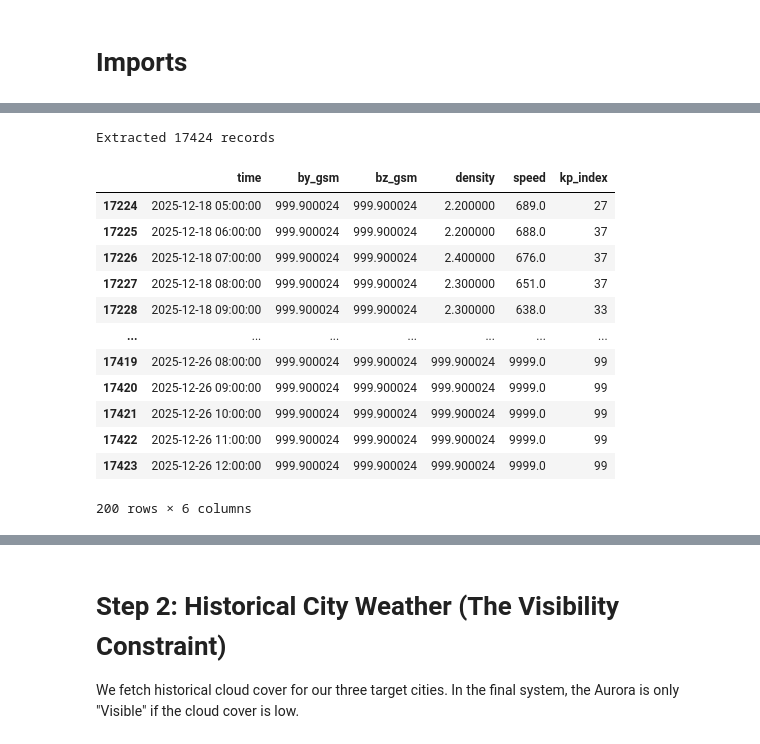
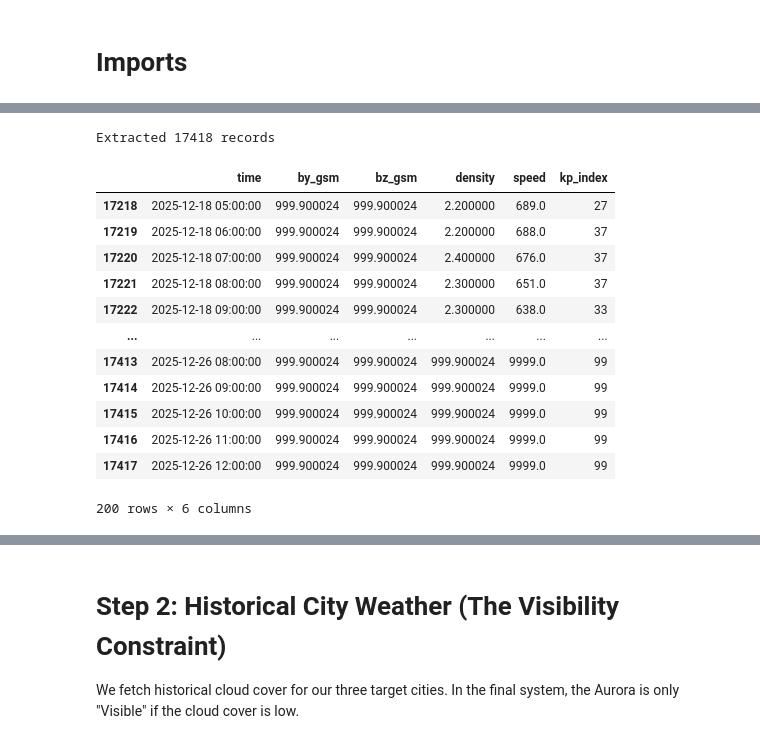
Before and after one commit to AlessandroBertelli/ID2223_Project, a Jupyter notebook: 1_aurora_feature_backfill.ipynb, the cells around one changed output, grey strips where cells are left out. Drawn from its saved outputs; the diff is of its cells as text; code cells hidden in the pictures.

```diff
--- a/1_aurora_feature_backfill.ipynb
+++ b/1_aurora_feature_backfill.ipynb
@@ -232,31 +110,31 @@ Proton_QI1800 = [0.0424 0.0455 0.0397 ... 9.9999 9.9999 9.9999]
 {'FIELDNAM': 'Proton Quasy Invariant QI', 'VALIDMIN': 0.0, 'VALIDMAX': 8.0, 'SCALEMIN': 0.0, 'SCALEMAX': 8.0, 'FORMAT': 'F7.4', 'FILLVAL': 9.9999, 'VAR_TYPE': 'data', 'CATDESC': 'Solar wind (magnetic  ...
 # %%
 # Extract needed information into a pd frame
-mart_ellah = pd.DataFrame({
+solar_wind_df = pd.DataFrame({
     'time': data['Epoch'],
     'by_gsm': data['BY_GSM1800'],
     'bz_gsm': data['BZ_GSM1800'],
     'density': data['N1800'],
     'speed': data['V1800'],
     'kp_index': data['KP1800']
 })
 
-print(f"Extracted {len(mart_ellah)} records")
-mart_ellah.tail(200)
+print(f"Extracted {len(solar_wind_df)} records")
+solar_wind_df.tail(200)
 # %% [output]
-Extracted 17424 records
+Extracted 17418 records
 |  | time | by_gsm | bz_gsm | density | speed | kp_index |
-| 17224 | 2025-12-18 05:00:00 | 999.900024 | 999.900024 | 2.200000 | 689.0 | 27 |
-| 17225 | 2025-12-18 06:00:00 | 999.900024 | 999.900024 | 2.200000 | 688.0 | 37 |
-| 17226 | 2025-12-18 07:00:00 | 999.900024 | 999.900024 | 2.400000 | 676.0 | 37 |
-| 17227 | 2025-12-18 08:00:00 | 999.900024 | 999.900024 | 2.300000 | 651.0 | 37 |
-| 17228 | 2025-12-18 09:00:00 | 999.900024 | 999.900024 | 2.300000 | 638.0 | 33 |
+| 17218 | 2025-12-18 05:00:00 | 999.900024 | 999.900024 | 2.200000 | 689.0 | 27 |
+| 17219 | 2025-12-18 06:00:00 | 999.900024 | 999.900024 | 2.200000 | 688.0 | 37 |
+| 17220 | 2025-12-18 07:00:00 | 999.900024 | 999.900024 | 2.400000 | 676.0 | 37 |
+| 17221 | 2025-12-18 08:00:00 | 999.900024 | 999.900024 | 2.300000 | 651.0 | 37 |
+| 17222 | 2025-12-18 09:00:00 | 999.900024 | 999.900024 | 2.300000 | 638.0 | 33 |
 | ... | ... | ... | ... | ... | ... | ... |
-| 17419 | 2025-12-26 08:00:00 | 999.900024 | 999.900024 | 999.900024 | 9999.0 | 99 |
-| 17420 | 2025-12-26 09:00:00 | 999.900024 | 999.900024 | 999.900024 | 9999.0 | 99 |
-| 17421 | 2025-12-26 10:00:00 | 999.900024 | 999.900024 | 999.900024 | 9999.0 | 99 |
-| 17422 | 2025-12-26 11:00:00 | 999.900024 | 999.900024 | 999.900024 | 9999.0 | 99 |
-| 17423 | 2025-12-26 12:00:00 | 999.900024 | 999.900024 | 999.900024 | 9999.0 | 99 |
+| 17413 | 2025-12-26 08:00:00 | 999.900024 | 999.900024 | 999.900024 | 9999.0 | 99 |
+| 17414 | 2025-12-26 09:00:00 | 999.900024 | 999.900024 | 999.900024 | 9999.0 | 99 |
+| 17415 | 2025-12-26 10:00:00 | 999.900024 | 999.900024 | 999.900024 | 9999.0 | 99 |
+| 17416 | 2025-12-26 11:00:00 | 999.900024 | 999.900024 | 999.900024 | 9999.0 | 99 |
+| 17417 | 2025-12-26 12:00:00 | 999.900024 | 999.900024 | 999.900024 | 9999.0 | 99 |
 200 rows × 6 columns
 # %%
 # Data Cleaning: OMNI uses 99.9 or 999.9 as fill values for missing data
```
Also changed, not shown: parts of 16 cells of this notebook, 1 other file.
